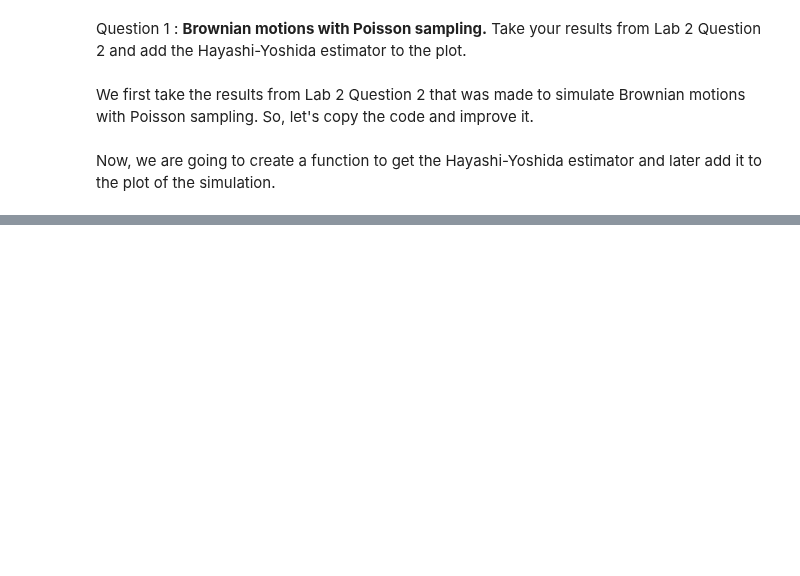
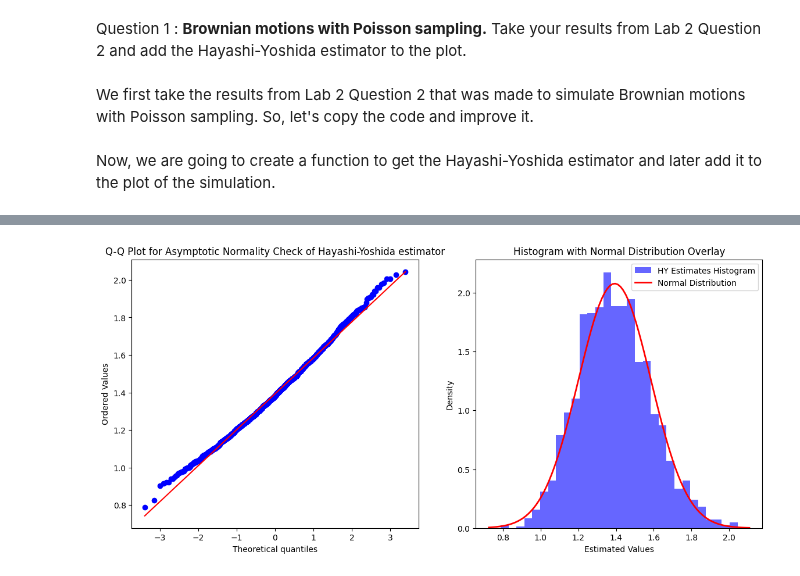
Before and after one commit to ethantrentin/High-Frequency-Data-Limit-Order-Books, a Jupyter notebook: DHF-LAB4-BOISTARD-ROCHE-TRENTIN.ipynb, the cells around one changed output, grey strips where cells are left out. Cells and saved outputs as stored; diff of their text form; code cells hidden in the pictures; blank space fills up the shorter version.

```diff
--- a/DHF-LAB4-BOISTARD-ROCHE-TRENTIN.ipynb
+++ b/DHF-LAB4-BOISTARD-ROCHE-TRENTIN.ipynb
@@ -154,0 +184,34 @@ simulation(T, n_paths, tau_values, mu_1, mu_2, sigma_1, sigma_2, rho)
+# %%
+def simulate_hy_estimator(function, n_paths_array, T, mu_1, mu_2, sigma_1, sigma_2, rho):
+    dt = 0.0005
+    time_grid = numpy.arange(0, T + dt, dt)
+    n_steps = len(time_grid)
+
+    hy_estimates_evolution = []
+
+    for n_paths in tqdm(n_paths_array):
+        Z_1 = numpy.random.normal(0, 1, (n_paths, n_steps))
+        Z_2 = numpy.random.normal(0, 1, (n_paths, n_steps))
+        dW_1 = numpy.sqrt(dt) * Z_1
+        dW_2 = numpy.sqrt(dt) * (rho * Z_1 + numpy.sqrt(1 - rho**2) * Z_2)
+
+        W_1 = numpy.cumsum(dW_1, axis=1)
+        W_2 = numpy.cumsum(dW_2, axis=1)
+
+        p_1_full = sigma_1 * W_1
+        p_2_full = sigma_2 * W_2
+        hy_estimates = []
+        for i in range(n_paths):
+
+            trade_times_1 = simulate_trade_times(mu_1, T)
+            trade_times_2 = simulate_trade_times(mu_2, T)
+
+            trade_prices_1 = get_trade_prices(time_grid, p_1_full[i,:], trade_times_1)
+            trade_prices_2 = get_trade_prices(time_grid, p_2_full[i,:], trade_times_2)
+
+            hy_estimate = function(trade_times_1, trade_times_2, trade_prices_1, trade_prices_2)
+            hy_estimates.append(hy_estimate)
+
+        mean_hy_estimate = numpy.mean(hy_estimates)
+        hy_estimates_evolution.append(mean_hy_estimate)
+    return hy_estimates_evolution
@@ -154,0 +244,3 @@ simulation(T, n_paths, tau_values, mu_1, mu_2, sigma_1, sigma_2, rho)
+# %%
+n_paths_array = numpy.logspace(4, 6, 10, dtype=int)
+simulate_hy_estimator(hayashi_yoshida_estimator, n_paths_array, T, mu_1, mu_2, sigma_1, sigma_2, rho)
@@ -154,0 +292,5 @@ simulation(T, n_paths, tau_values, mu_1, mu_2, sigma_1, sigma_2, rho)
+# %%
+n_paths = 2000
+simulate_hy_estimator_normality(T, n_paths, mu_1, mu_2, sigma_1, sigma_2, rho)
+# %% [output]
+[figure, added]
```
Also changed, not shown: parts of 28 cells of this notebook.
